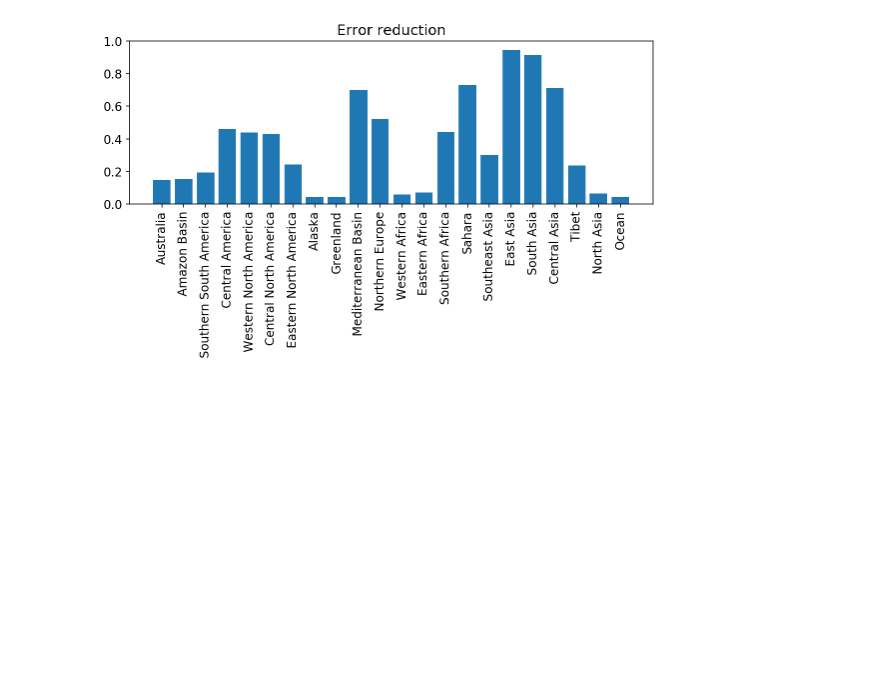
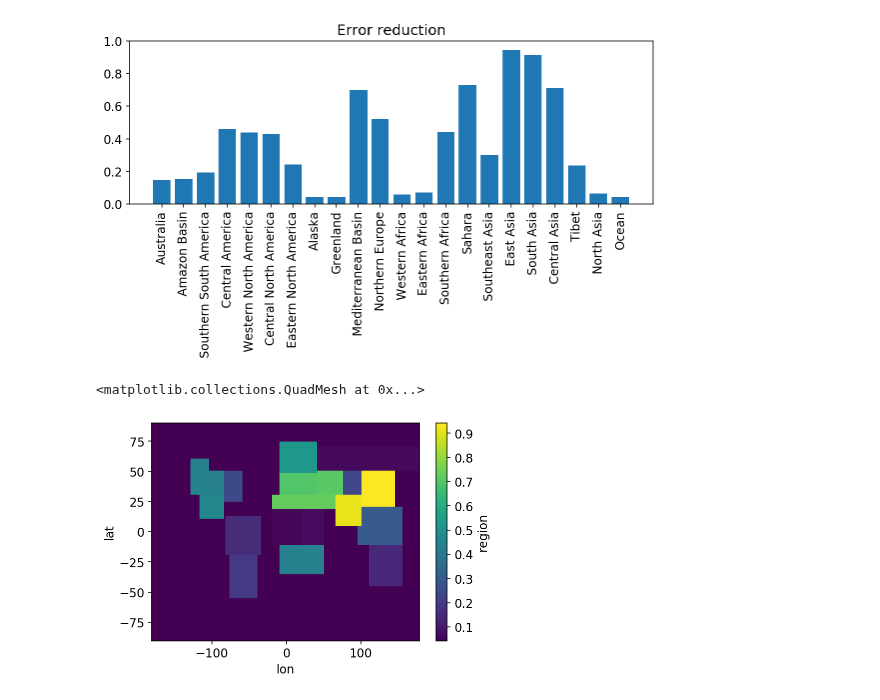
Before and after one commit to MehliyarSadiq/geoschem_simulations, a Jupyter notebook: inversion/satellite/oco-2/4.sequential_inversion.ipynb, the cells around one changed output. Cells and saved outputs as stored; diff of their text form; code cells hidden in the pictures; blank space fills up the shorter version.

```diff
--- a/inversion/satellite/oco-2/4.sequential_inversion.ipynb
+++ b/inversion/satellite/oco-2/4.sequential_inversion.ipynb
@@ -223,13 +223,16 @@ mask = regionmask.defined_regions.giorgi.mask(dr)
 # %%
 # map error reduction data to mask map
 for ilon in range(len(mask.lon)):
     for ilat in range(len(mask.lat)):
         if(np.isnan(mask[ilat,ilon].values)):
             mask[ilat,ilon] = err_reduc[21]
             continue
-        else:
-            val = int(mask[ilat,ilon].values)
-            mask[ilat,ilon] = err_reduc[val]
+        val = int(mask[ilat,ilon].values)
+        mask[ilat,ilon] = err_reduc[val-1]
+mask.plot()
+# %% [output]
+<matplotlib.collections.QuadMesh at 0x...>
+[figure, added]
 # %%
 # plot of error reduction
 fig = plt.figure(figsize=[8, 4])
```
Also changed, not shown: parts of 1 cell of this notebook.
